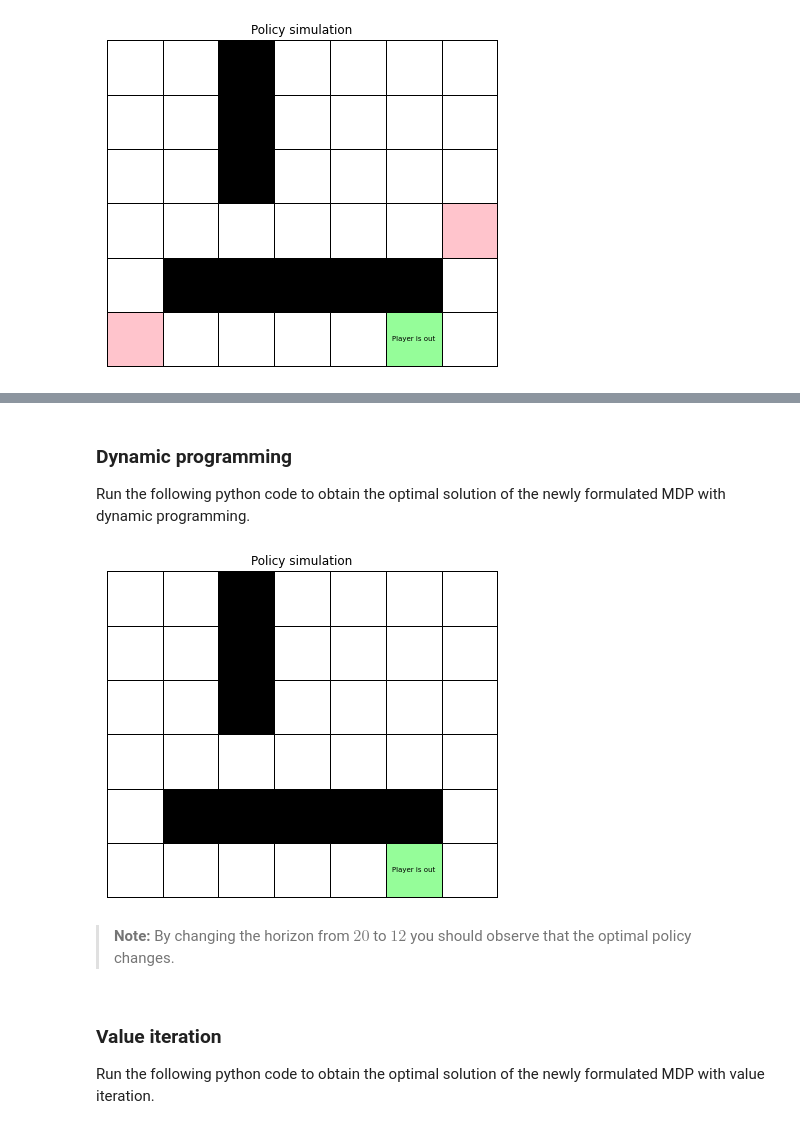
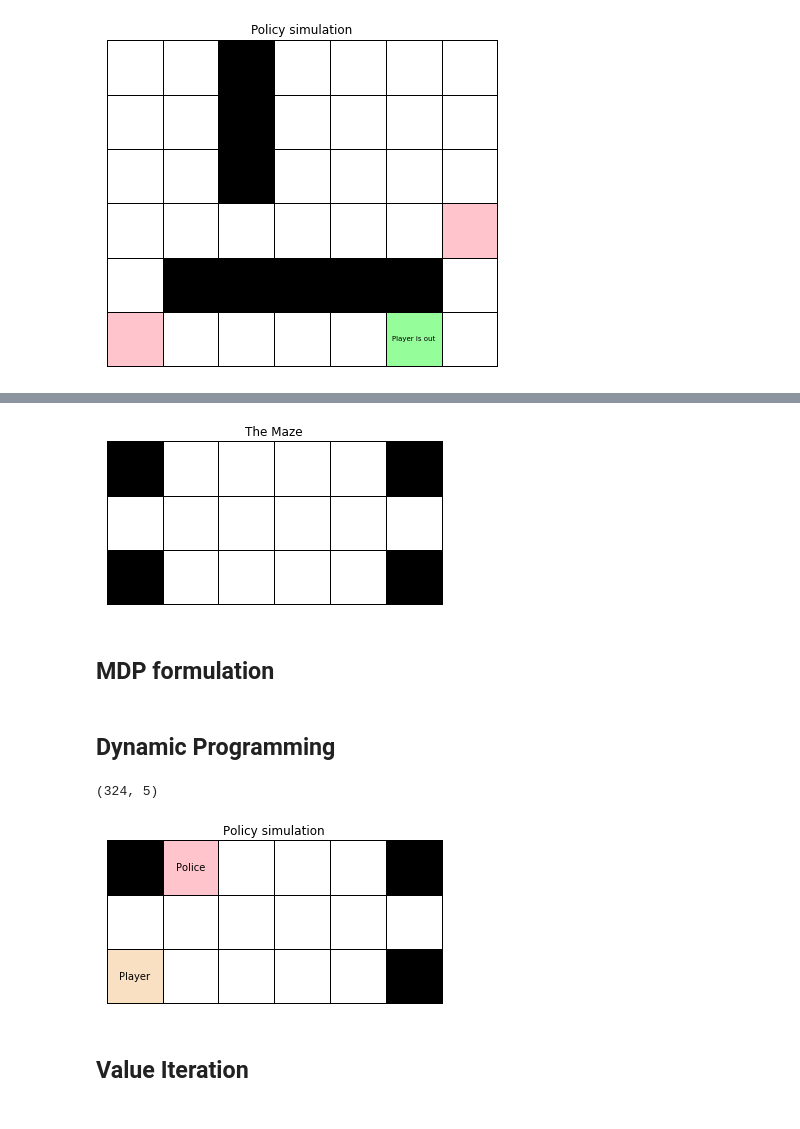
Before and after one commit to Jonrunar95/EL2805, a Jupyter notebook: Lab1/lab1.ipynb, the cells around one changed output, grey strips where cells are left out. Cells and saved outputs as stored; diff of their text form; code cells hidden in the pictures.

Commit message:
Add problem 2

```diff
--- a/Lab1/lab1.ipynb
+++ b/Lab1/lab1.ipynb
@@ -292,2 +273,17 @@ w = np.array([
+# %%
+maze = np.array([
+    [1, 0, 0, 0, 0, 1],
+    [0, 0, 0, 0, 0, 0],
+    [1, 0, 0, 0, 0, 1],
+])
+# Description of the maze as a numpy array
+# with the convention
+# 0 = empty cell
+# 1 = bank
+mz.draw_maze(maze)
+# %% [output]
+[figure, added]
+# %% [markdown]
+## MDP formulation
 # %%
 # Create an environment maze
@@ -296,25 +292,23 @@ env = mz.Maze(maze, weights=w)
-# %% [markdown]
-### Dynamic programming
-
-Run the following python code to obtain the optimal solution of the newly formulated MDP with dynamic programming.
+# %% [markdown]
+## Dynamic Programming
+# %%
+# Finite horizon
+horizon = 30
+# Solve the MDP problem with dynamic programming
+V, policy= mz.dynamic_programming(env,horizon)
+# %% [output]
+(324, 5)
 # %%
-# Finite horizon
-horizon = 20
-# Solve the MDP problem with dynamic programming
-V, policy= mz.dynamic_programming(env,horizon);
 # Simulate the shortest path starting from position A
-method = 'DynProg';
-start  = (0,0);
+method = 'DynProg'
+start  = (0, 0, 1, 2)
 path = env.simulate(start, policy, method);
-# Show the shortest path
-mz.animate_solution(maze, path)
-# %% [output]
-[figure, removed]
-# %% [markdown]
-> **Note:** By changing the horizon from $20$ to $12$ you should observe that the optimal policy changes.
-# %% [markdown]
-### Value iteration
-
-Run the following python code to obtain the optimal solution of the newly formulated MDP with value iteration.
+# %%
+# Show the shortest path
+mz.animate_solution(maze, path, start)
+# %% [output]
+[figure, added]
+# %% [markdown]
+## Value Iteration
 # %%
 # Discount Factor
```
Also changed, not shown: parts of 12 cells of this notebook, 3 other files.
